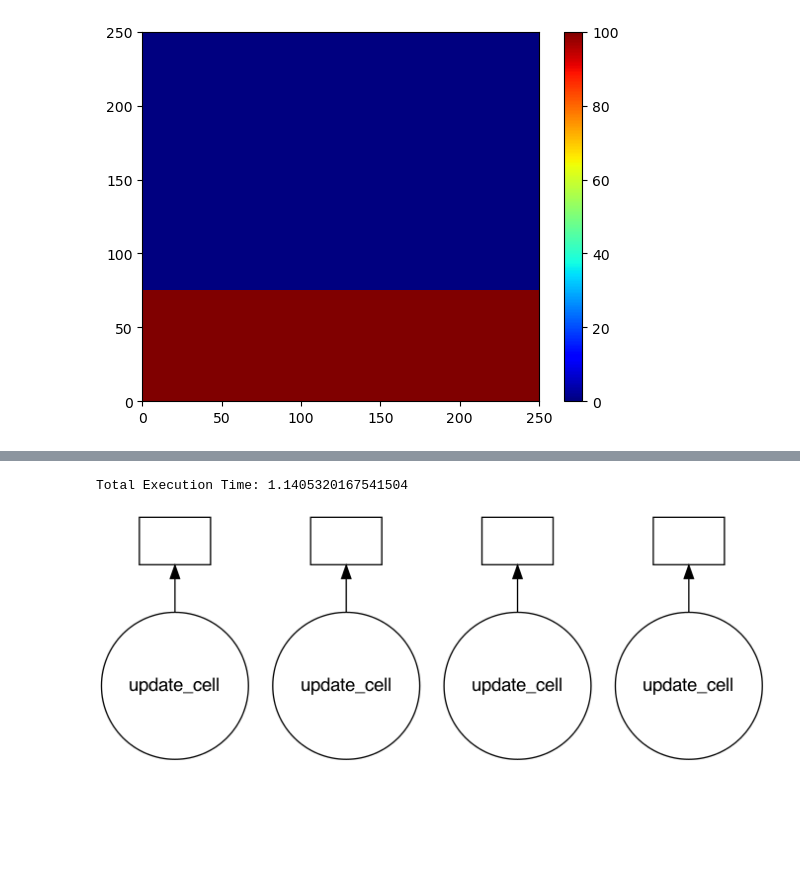
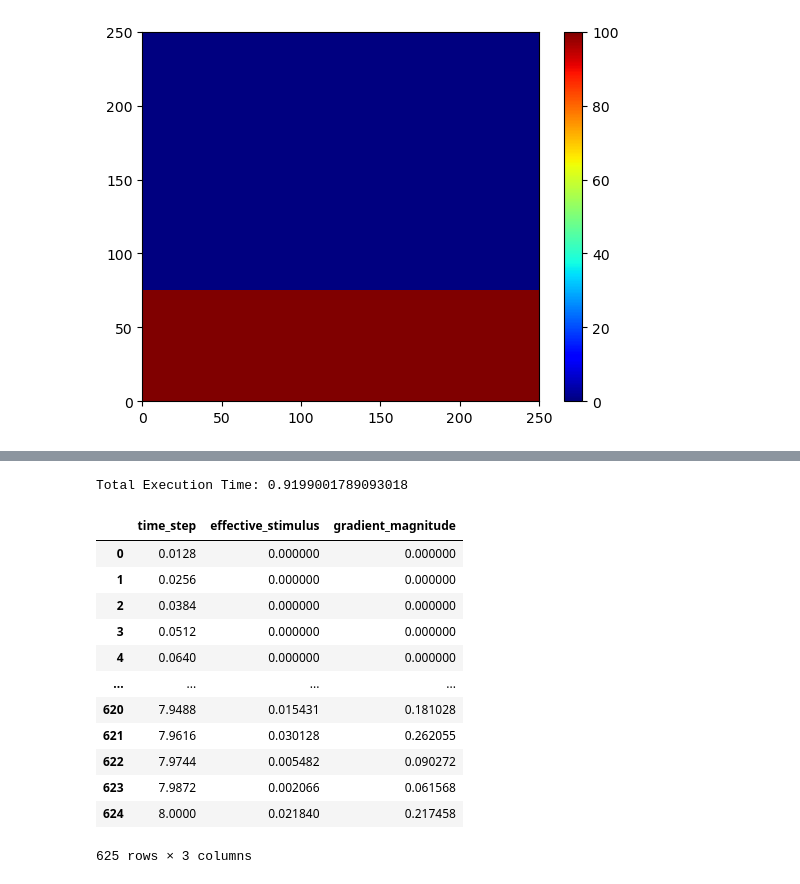
Before and after one commit to Maciej1407/ChemotaxA, a Jupyter notebook: AnalysisNotebook.ipynb, the cells around one changed output, grey strips where cells are left out. Saved outputs shown, nothing was run; the diff lists cells and outputs as text; code cells hidden in the pictures; blank space fills up the shorter version.

```diff
--- a/AnalysisNotebook.ipynb
+++ b/AnalysisNotebook.ipynb
@@ -419,44 +495,31 @@ gradient_history = deque()
 # %%
-start = time.time()
+start = time.time() # For measuring simulation time
 
-while counter < sim_time : # O(t)
+while counter < sim_time :
 
     w = u.copy()
     if cellMarker:
-        for mark in cellMarker: # O(n)
+        for mark in cellMarker:
             mark.remove()
 
     u = calc_grad_np(u)
 
     tasks = [ delayed (update_cell)(c, u, dx, dy, counter, dt, u.shape) for c in cells ]
+    results = dask.compute(*tasks)
+
+    #pcm.set_array(u) # Optional for plotting live
+    #axis.set_title("Distribution at t: {:.3f} [s].".format(counter)) # Optional for plotting live
+
+    #cellMarker = [axis.plot(cell.pos_y, cell.pos_x, 'wo', markersize=8)[0] for cell in cells]  #Optional for plotting live
 
 
-    results = dask.compute(*tasks)
-
-   # print("t: {:.3f} [s], Concentration {:.2f} %".format(counter, np.average(u)))
-
-  #  pcm.set_array(u)
-   # axis.set_title("Distribution at t: {:.3f} [s].".format(counter))
-
-
-    try:
-        cellMarker = [axis.plot(cell.points[:,0] , cell.points[:,1], 'wo', markersize=1)[0] for cell in cells]
-    except:
-        print("Error in plotting")
-        for cell in cells:
-            print(cell.points)
-        exit(1)
-
-  #  plt.pause(0.01)
+    #plt.pause(0.01)
     counter += dt
 
 end = time.time()
+
 FINAL = end - start
 
 print(f'Total Execution Time: {FINAL}')
 # %% [output]
-Total Execution Time: 1.1405320167541504
+Total Execution Time: 0.9199001789093018
-# %%
-dask.visualize(tasks, finename="compute_graph", type="png")
-# %% [output]
-[figure, removed]
@@ -462,0 +663,19 @@ dask.visualize(tasks, finename="compute_graph", type="png")
+# %%
+cell_1 = cells[0]
+df = cell_1.get_stimulation_stats("df")
+# %%
+df
+# %% [output]
+|  | time_step | effective_stimulus | gradient_magnitude |
+| 0 | 0.0128 | 0.000000 | 0.000000 |
+| 1 | 0.0256 | 0.000000 | 0.000000 |
+| 2 | 0.0384 | 0.000000 | 0.000000 |
+| 3 | 0.0512 | 0.000000 | 0.000000 |
+| 4 | 0.0640 | 0.000000 | 0.000000 |
+| ... | ... | ... | ... |
+| 620 | 7.9488 | 0.015431 | 0.181028 |
+| 621 | 7.9616 | 0.030128 | 0.262055 |
+| 622 | 7.9744 | 0.005482 | 0.090272 |
+| 623 | 7.9872 | 0.002066 | 0.061568 |
+| 624 | 8.0000 | 0.021840 | 0.217458 |
+625 rows × 3 columns
```
Also changed, not shown: parts of 68 cells of this notebook.
